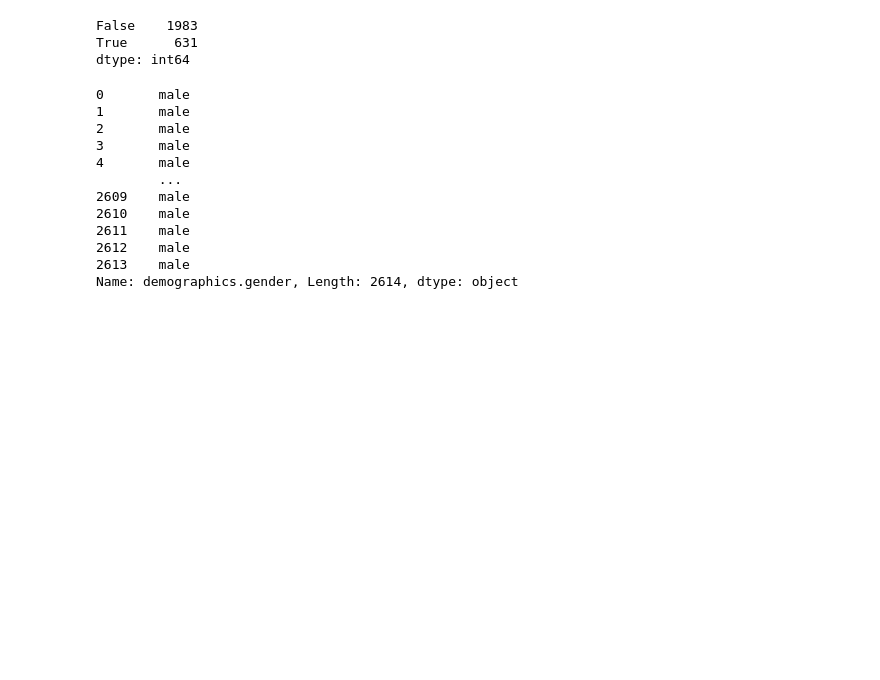
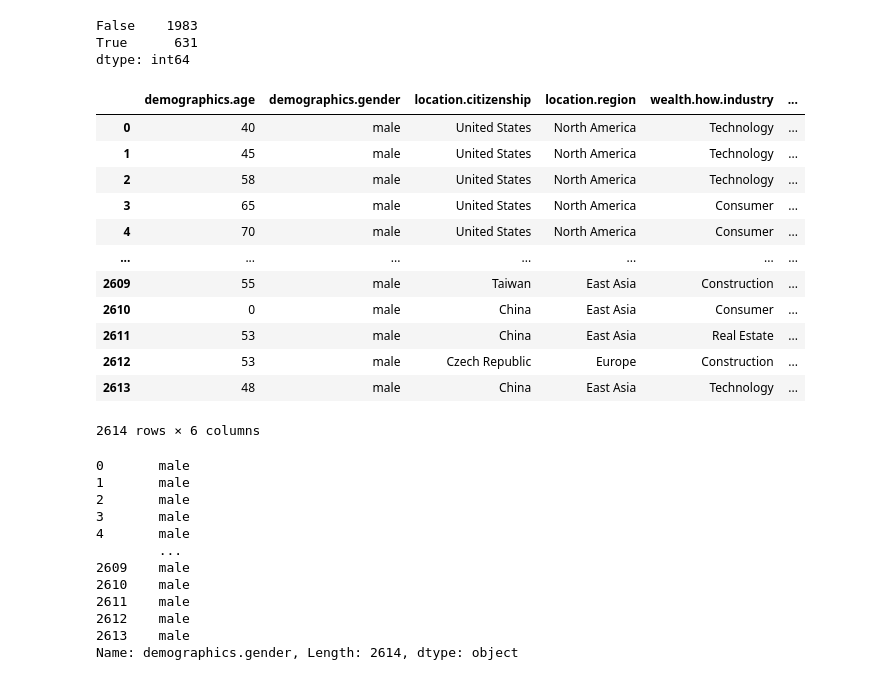
Before and after one commit to SarahMason2015/Billionaires, a Jupyter notebook: BillionairesData.ipynb, the cells around one changed output. Cells and saved outputs as stored; diff of their text form; code cells hidden in the pictures; blank space fills up the shorter version.

```diff
--- a/BillionairesData.ipynb
+++ b/BillionairesData.ipynb
@@ -164,6 +166,22 @@ billion_df.duplicated().value_counts()
 False    1983
 True      631
 dtype: int64
+# %%
+billion_df
+# %% [output]
+|  | demographics.age | demographics.gender | location.citizenship | location.region | wealth.how.industry | ... |
+| 0 | 40 | male | United States | North America | Technology | ... |
+| 1 | 45 | male | United States | North America | Technology | ... |
+| 2 | 58 | male | United States | North America | Technology | ... |
+| 3 | 65 | male | United States | North America | Consumer | ... |
+| 4 | 70 | male | United States | North America | Consumer | ... |
+| ... | ... | ... | ... | ... | ... | ... |
+| 2609 | 55 | male | Taiwan | East Asia | Construction | ... |
+| 2610 | 0 | male | China | East Asia | Consumer | ... |
+| 2611 | 53 | male | China | East Asia | Real Estate | ... |
+| 2612 | 53 | male | Czech Republic | Europe | Construction | ... |
+| 2613 | 48 | male | China | East Asia | Technology | ... |
+2614 rows × 6 columns
 # %%
 clean_gender = billion_df['demographics.gender']
 # %%
```
Also changed, not shown: parts of 1 cell of this notebook.
